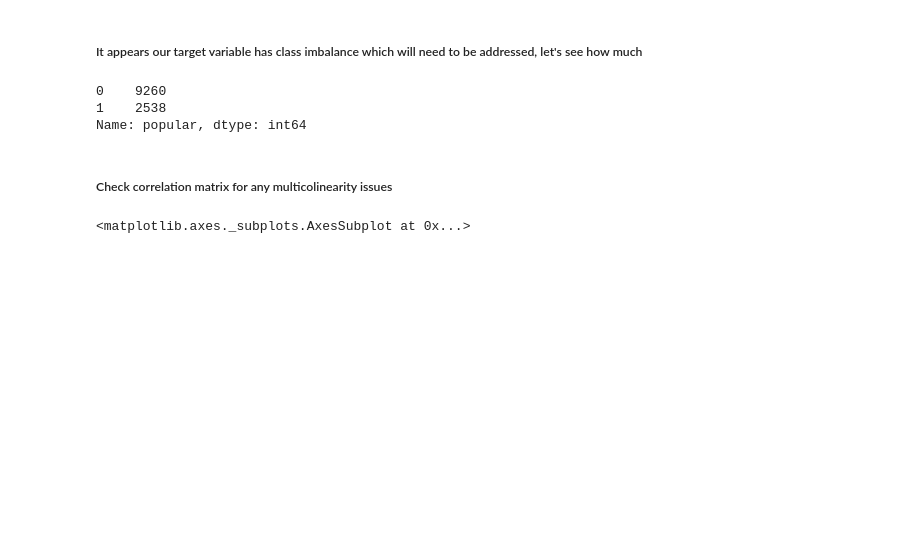
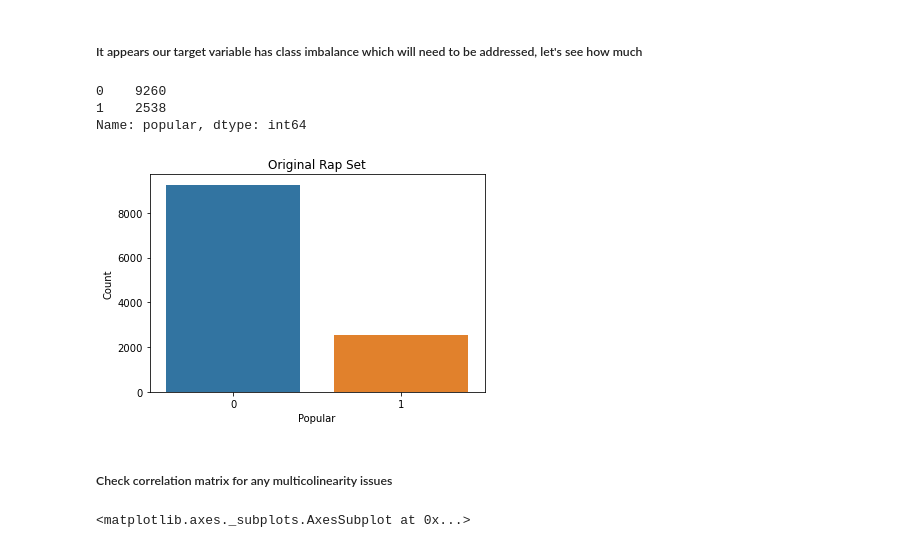
Before and after one commit to bmccabe96/Spotify_Popularity_Classification, a Jupyter notebook: Spotify_EDA.ipynb, the cells around one changed output. Drawn from its saved outputs; the diff is of its cells as text; code cells hidden in the pictures; blank space fills up the shorter version.

```diff
--- a/Spotify_EDA.ipynb
+++ b/Spotify_EDA.ipynb
@@ -99,6 +97,14 @@ df.popular.value_counts()
 0    9260
 1    2538
 Name: popular, dtype: int64
+# %%
+sns.barplot(df.popular.value_counts().index, df.popular.value_counts())
+plt.title('Original Rap Set')
+plt.ylabel('Count')
+plt.xlabel('Popular')
+plt.savefig("pics/orig_pop_count.png")
+# %% [output]
+[figure, added]
 # %% [markdown]
 ##### Check correlation matrix for any multicolinearity issues
 # %%
```
Also changed, not shown: parts of 5 cells of this notebook, 9 other files.
